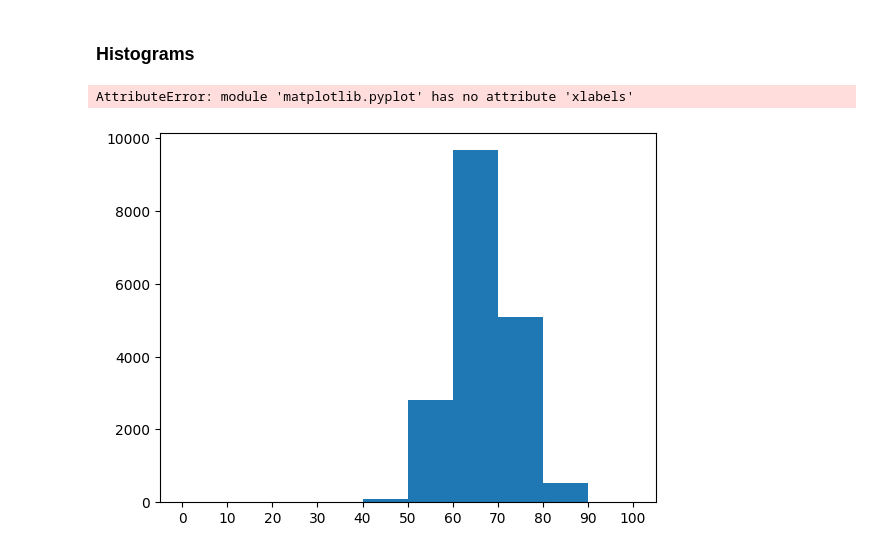
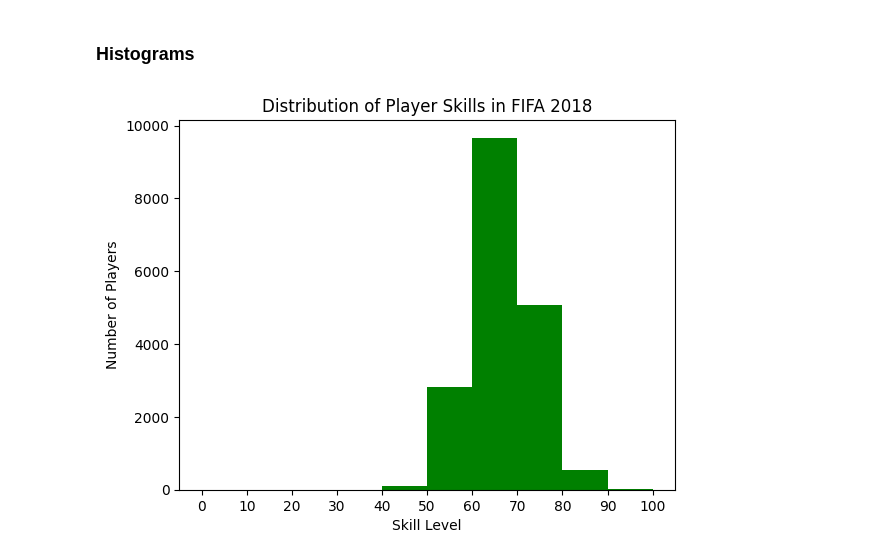
Before and after one commit to BalaSaiKoundinya5/Python-MatplotLib-Library-Practice, a Jupyter notebook: Python MatplotLib Library.ipynb, the cells around one changed output. Cells and saved outputs as stored; diff of their text form; code cells hidden in the pictures.

```diff
--- a/Python MatplotLib Library.ipynb
+++ b/Python MatplotLib Library.ipynb
@@ -108,12 +108,11 @@ fifa.head()
 ### Histograms
 # %%
 bins = [0,10,20,30,40,50,60,70,80,90,100]
-plt.hist(fifa.Overall,bins=bins)
+plt.hist(fifa.Overall,bins=bins,color='green')
 plt.xticks(bins)
-plt.xlabels('Skill Level')
-plt.ylabels('Number of Players')
+plt.xlabel('Skill Level')
+plt.ylabel('Number of Players')
 plt.title('Distribution of Player Skills in FIFA 2018')
 plt.show()
 # %% [output]
-AttributeError: module 'matplotlib.pyplot' has no attribute 'xlabels'
-[figure, old version]
+[figure, new version]
```
